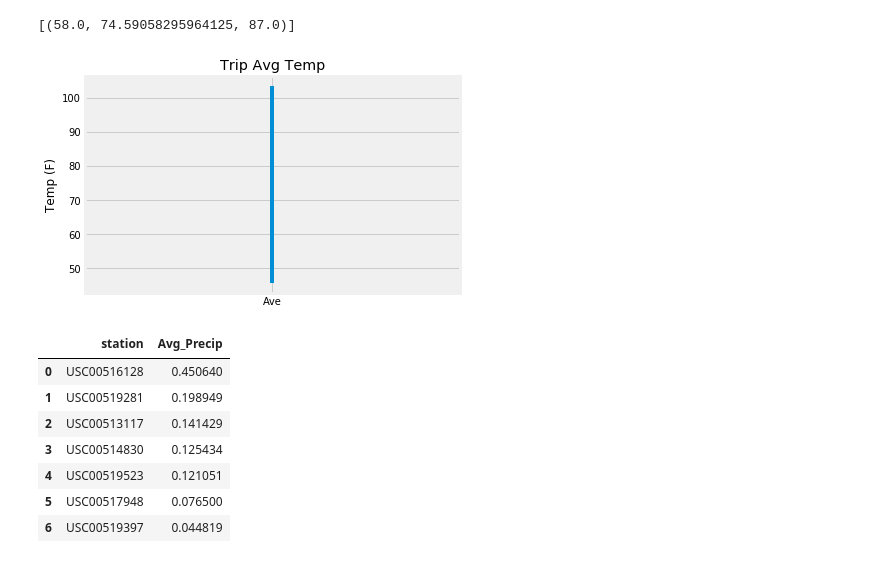
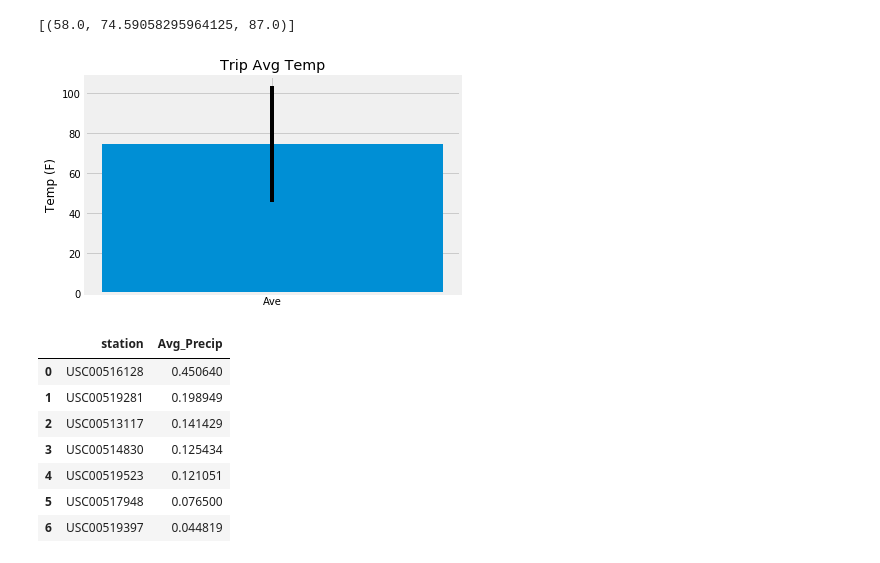
Before and after one commit to nrm94ee330/python-challenge, a Jupyter notebook: HW_sqlalchemy/climate_starter.ipynb, the cells around one changed output. Cells and saved outputs as stored; diff of their text form; code cells hidden in the pictures.

Commit message:
update1_graph

```diff
--- a/HW_sqlalchemy/climate_starter.ipynb
+++ b/HW_sqlalchemy/climate_starter.ipynb
@@ -243,21 +246,22 @@ print(prev_yr)
 # %%
 # Plot the results from your previous query as a bar chart.
 # Use "Trip Avg Temp" as your Title
 # Use the average temperature for the y value
 # Use the peak-to-peak (tmax-tmin) value as the y error bar (yerr)
 
 df=pd.DataFrame(data=prev_yr,columns=["TMIN", "TAVE", "TMAX"])
 
-plt.errorbar(["Ave"],[prev_yr[0][1]],[prev_yr[0][2]-prev_yr[0][0]])
+plt.bar(["Ave"],[prev_yr[0][1]])
+plt.errorbar(["Ave"],[prev_yr[0][1]],[prev_yr[0][2]-prev_yr[0][0]], color="black")
 plt.title("Trip Avg Temp")
 
 
 plt.ylabel("Temp (F)")
 
 # Show the Figure
 plt.show()
 # %% [output]
-[figure, old version]
+[figure, new version]
 # %%
 # Calculate the rainfall per weather station for your trip dates using the previous year's matching dates.
 # Sort this in descending order by precipitation amount and list the station, name, latitude, longitude, and elevation
```
Also changed, not shown: parts of 2 cells of this notebook.
